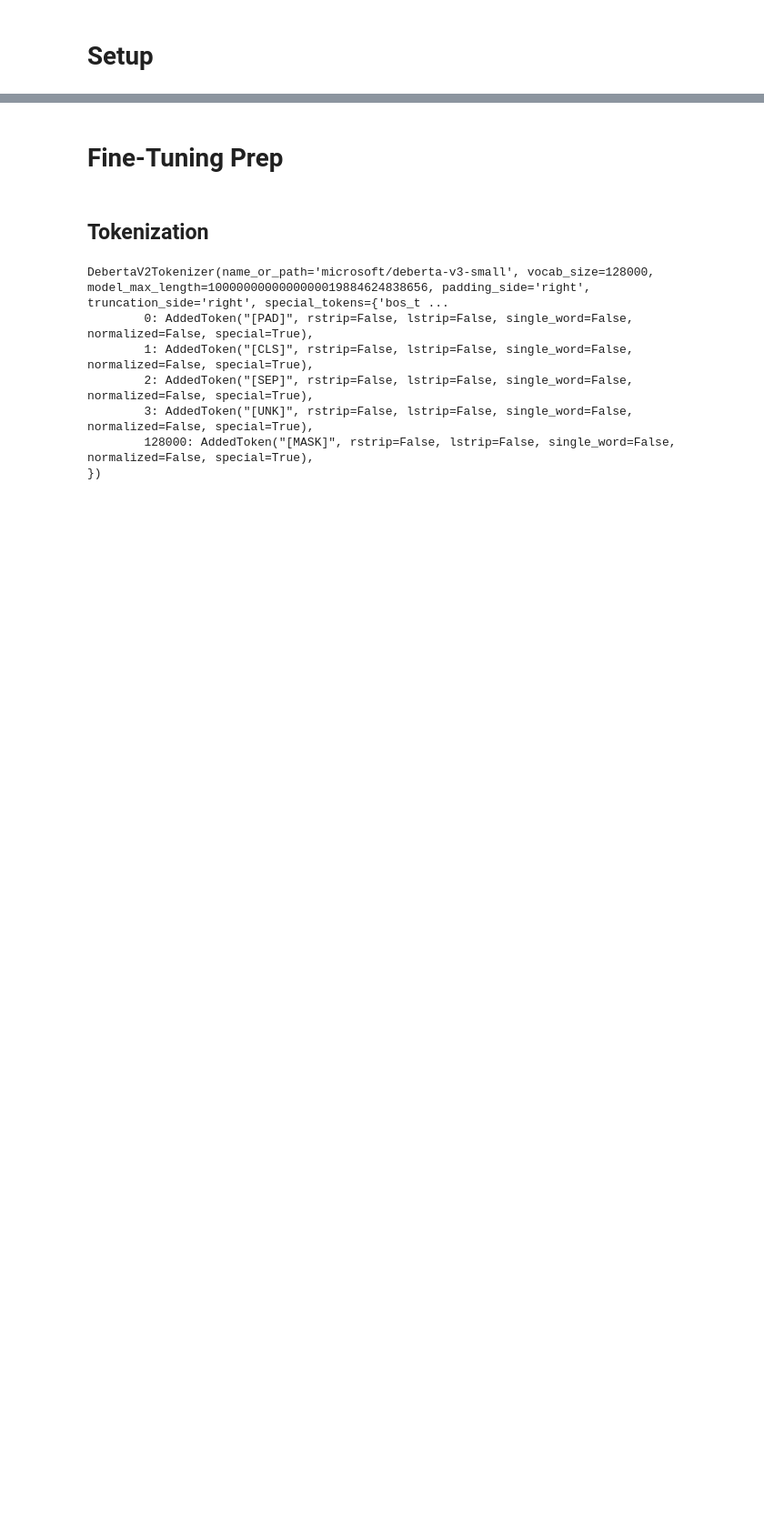
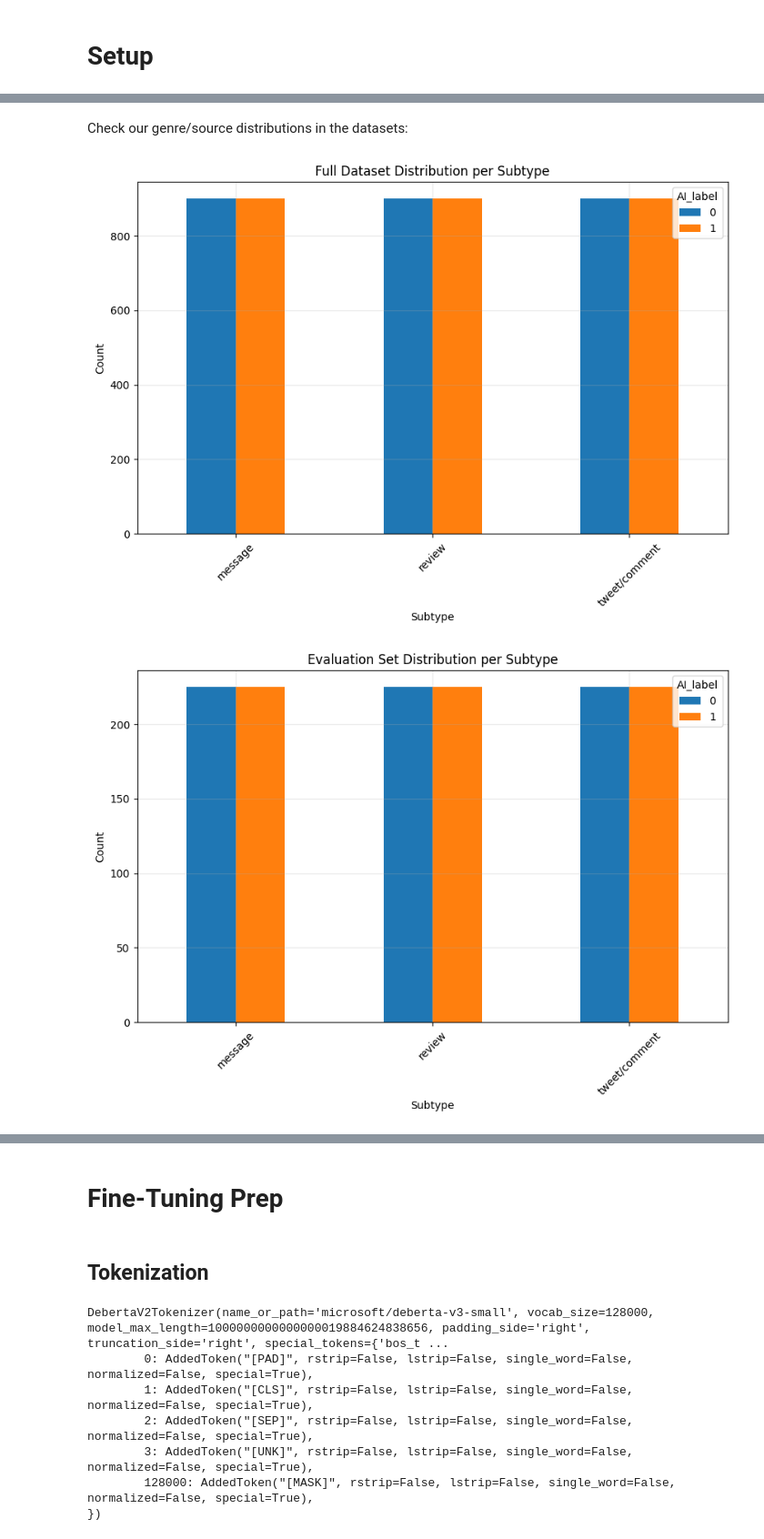
Before and after one commit to duyhung-tran/B101-Group2-NLP-Project, a Jupyter notebook: DetectorModelCasual.ipynb, the cells around one changed output, grey strips where cells are left out. Shown at 91% size. Cells and saved outputs as stored; diff of their text form; code cells hidden in the pictures; blank space fills up the shorter version.

```diff
--- a/DetectorModelCasual.ipynb
+++ b/DetectorModelCasual.ipynb
@@ -78,2 +98,33 @@ DatasetDict({
     })
 })
+# %% [markdown]
+Check our genre/source distributions in the datasets:
+# %%
+# full dataset
+df_5400_set = pd.read_csv("informal_samples.csv", encoding="latin-1")
+subtype_counts = df_5400_set.groupby("sub-type")["AI_label"].value_counts().unstack(fill_value=0)
+
+# visuals (for report)
+subtype_counts.plot(kind="bar", figsize=(10,6))
+plt.title("Full Dataset Distribution per Subtype")
+plt.xlabel("Subtype")
+plt.ylabel("Count")
+plt.xticks(rotation=45)
+plt.grid(alpha=0.3)
+plt.show()
+
+# evaluation set
+df_eval_set = pd.read_csv("outsideval_informal_samples.csv", encoding="latin-1")
+subtype_counts = df_eval_set.groupby("sub-type")["AI_label"].value_counts().unstack(fill_value=0)
+
+# visuals (for report)
+subtype_counts.plot(kind="bar", figsize=(10,6))
+plt.title("Evaluation Set Distribution per Subtype")
+plt.xlabel("Subtype")
+plt.ylabel("Count")
+plt.xticks(rotation=45)
+plt.grid(alpha=0.3)
+plt.show()
+# %% [output]
+[figure, added]
+[figure, added]
```
Also changed, not shown: parts of 24 cells of this notebook.
